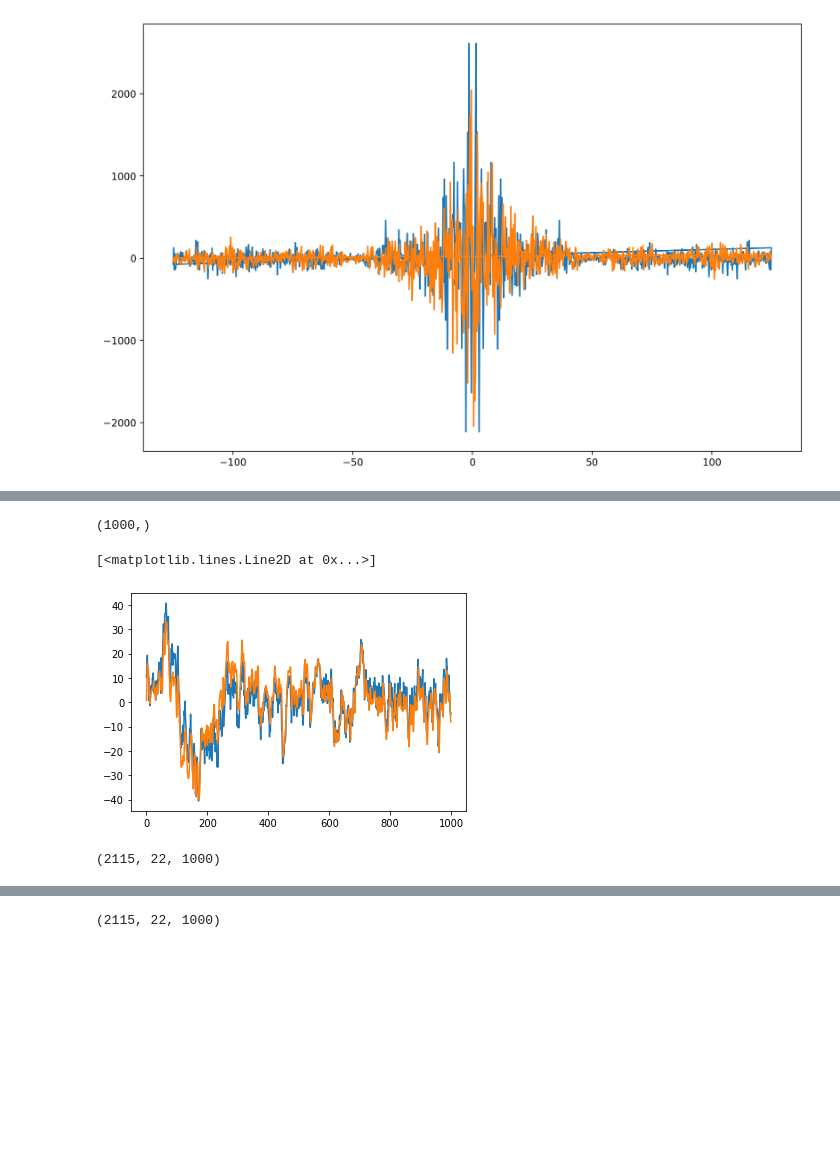
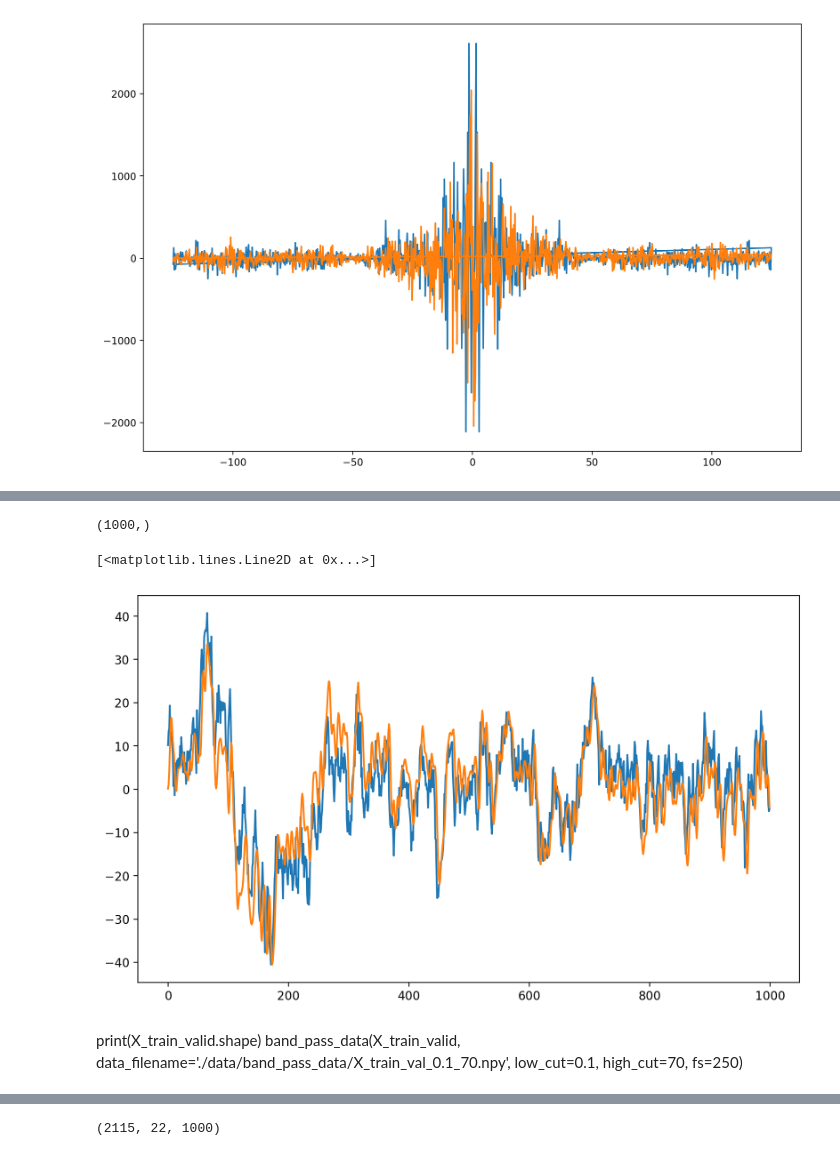
Before and after one commit to RX-0-95/EEG_Classification, a Jupyter notebook: data_process.ipynb, the cells around one changed output, grey strips where cells are left out. Saved outputs shown, nothing was run; the diff lists cells and outputs as text; code cells hidden in the pictures; blank space fills up the shorter version.

Commit message:
data-trasnformation

```diff
--- a/data_process.ipynb
+++ b/data_process.ipynb
@@ -11,8 +11,8 @@ from eeg_net.data_process import *
 %load_ext autoreload
 %autoreload 2
 %matplotlib inline
-#plt.rcParams['figure.figsize'] = [10, 6]
-#plt.rcParams['figure.dpi'] = 200
+plt.rcParams['figure.figsize'] = [10, 6]
+plt.rcParams['figure.dpi'] = 200
 X_test = np.load("data/X_test.npy")
 y_test = np.load("data/y_test.npy")
 person_train_valid = np.load("data/person_train_valid.npy")
@@ -109,22 +111,20 @@ b = plt.plot(freq,sp_band.imag)
 # %%
 sig = X_train_valid[1,1,:]
 plt.plot(sig)
-sig_band = butter_bandpass_filter(sig,lowcut=0.1,highcut=70,fs=250)
+sig_band = butter_bandpass_filter(sig,lowcut=0.1,highcut=45,fs=250)
 print(sig_band.shape)
 plt.plot(sig_band)
 # %% [output]
 (1000,)
 [<matplotlib.lines.Line2D at 0x...>]
-[figure, old version]
+[figure, new version]
-# %%
-print(X_train_valid.shape)
-band_pass_data(X_train_valid,
-    data_filename='./data/band_pass_data/X_train_val_0.1_70.npy',
-    low_cut=0.1,
-    high_cut=70,
-    fs=250)
-# %% [output]
-(2115, 22, 1000)
+# %% [markdown]
+print(X_train_valid.shape)
+band_pass_data(X_train_valid,
+    data_filename='./data/band_pass_data/X_train_val_0.1_70.npy',
+    low_cut=0.1,
+    high_cut=70,
+    fs=250)
 # %%
 X_train_val_band = np.load('./data/band_pass_data/X_train_val_0.1_70.npy')
 plt.plot(X_train_val_band[1,1,:])
```
Also changed, not shown: parts of 13 cells of this notebook, 13 other files.
